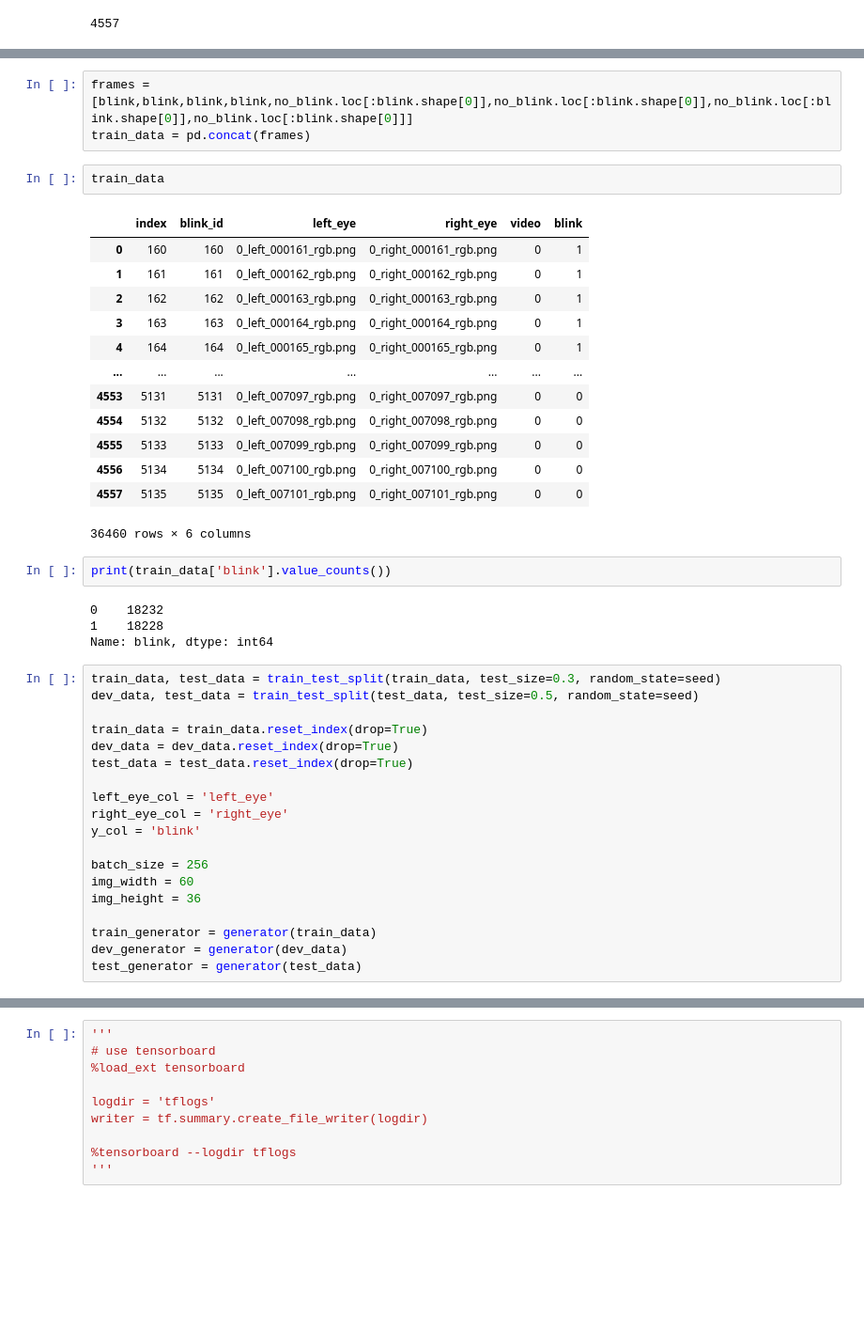
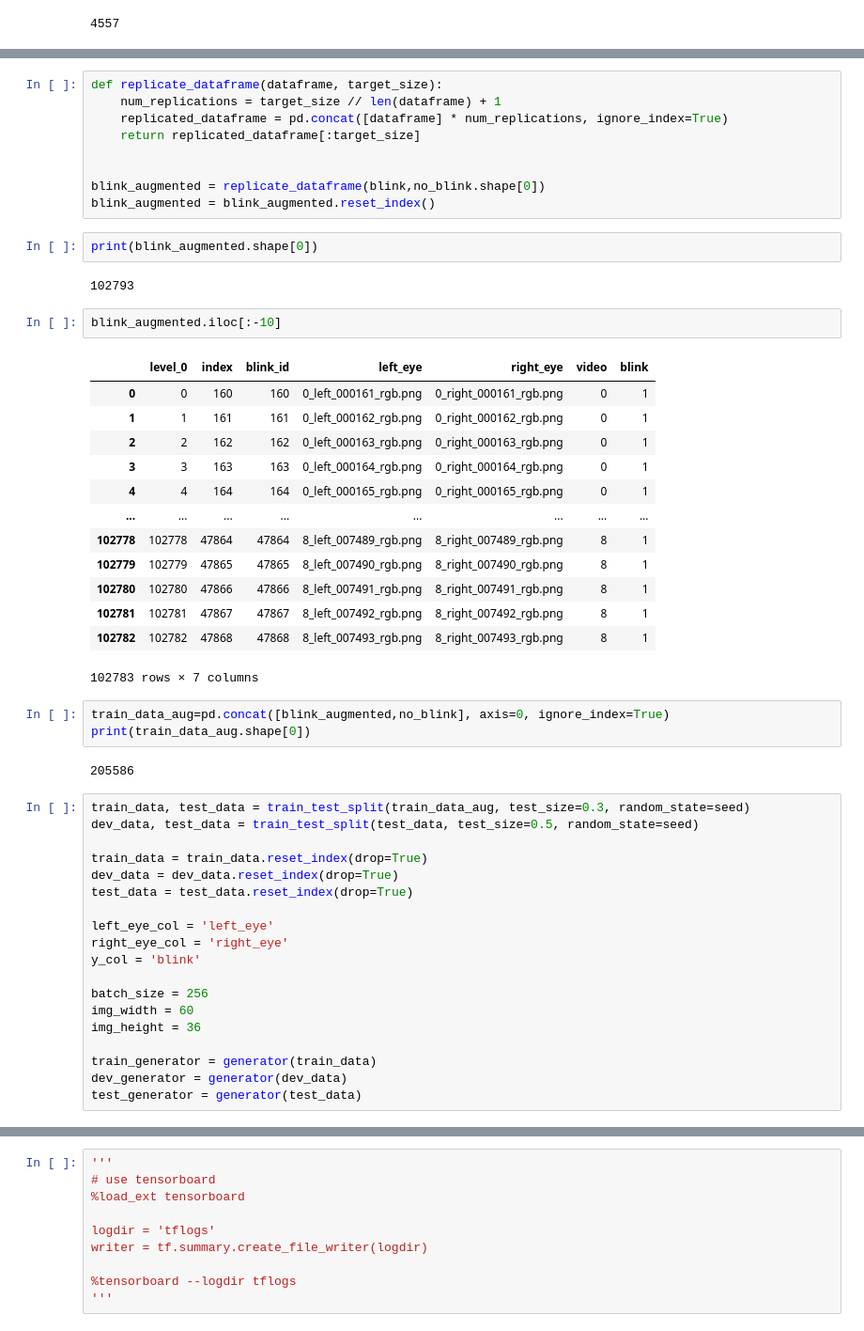
Before and after one commit to sergiosaez6/blink-detection-cnn, a Jupyter notebook: blink_detection.ipynb, the cells around one changed output, grey strips where cells are left out. Shown at 94% size. Saved outputs shown, nothing was run; the diff lists cells and outputs as text; blank space fills up the shorter version.

```diff
--- a/blink_detection.ipynb
+++ b/blink_detection.ipynb
@@ -130,30 +120,39 @@ print(no_blink.loc[:blink.shape[0]].shape)
-# %%
-frames = [blink,blink,blink,blink,no_blink.loc[:blink.shape[0]],no_blink.loc[:blink.shape[0]],no_blink.loc[:blink.shape[0]],no_blink.loc[:blink.shape[0]]]
-train_data = pd.concat(frames)
-# %%
-train_data
-# %% [output]
-|  | index | blink_id | left_eye | right_eye | video | blink |
-| 0 | 160 | 160 | 0_left_000161_rgb.png | 0_right_000161_rgb.png | 0 | 1 |
-| 1 | 161 | 161 | 0_left_000162_rgb.png | 0_right_000162_rgb.png | 0 | 1 |
-| 2 | 162 | 162 | 0_left_000163_rgb.png | 0_right_000163_rgb.png | 0 | 1 |
-| 3 | 163 | 163 | 0_left_000164_rgb.png | 0_right_000164_rgb.png | 0 | 1 |
-| 4 | 164 | 164 | 0_left_000165_rgb.png | 0_right_000165_rgb.png | 0 | 1 |
-| ... | ... | ... | ... | ... | ... | ... |
-| 4553 | 5131 | 5131 | 0_left_007097_rgb.png | 0_right_007097_rgb.png | 0 | 0 |
-| 4554 | 5132 | 5132 | 0_left_007098_rgb.png | 0_right_007098_rgb.png | 0 | 0 |
-| 4555 | 5133 | 5133 | 0_left_007099_rgb.png | 0_right_007099_rgb.png | 0 | 0 |
-| 4556 | 5134 | 5134 | 0_left_007100_rgb.png | 0_right_007100_rgb.png | 0 | 0 |
-| 4557 | 5135 | 5135 | 0_left_007101_rgb.png | 0_right_007101_rgb.png | 0 | 0 |
-36460 rows × 6 columns
-# %%
-print(train_data['blink'].value_counts())
-# %% [output]
-0    18232
-1    18228
-Name: blink, dtype: int64
+# %%
+def replicate_dataframe(dataframe, target_size):
+    num_replications = target_size // len(dataframe) + 1
+    replicated_dataframe = pd.concat([dataframe] * num_replications, ignore_index=True)
+    return replicated_dataframe[:target_size]
+
+
+blink_augmented = replicate_dataframe(blink,no_blink.shape[0])
+blink_augmented = blink_augmented.reset_index()
+# %%
+print(blink_augmented.shape[0])
+# %% [output]
+102793
+# %%
+blink_augmented.iloc[:-10]
+# %% [output]
+|  | level_0 | index | blink_id | left_eye | right_eye | video | blink |
+| 0 | 0 | 160 | 160 | 0_left_000161_rgb.png | 0_right_000161_rgb.png | 0 | 1 |
+| 1 | 1 | 161 | 161 | 0_left_000162_rgb.png | 0_right_000162_rgb.png | 0 | 1 |
+| 2 | 2 | 162 | 162 | 0_left_000163_rgb.png | 0_right_000163_rgb.png | 0 | 1 |
+| 3 | 3 | 163 | 163 | 0_left_000164_rgb.png | 0_right_000164_rgb.png | 0 | 1 |
+| 4 | 4 | 164 | 164 | 0_left_000165_rgb.png | 0_right_000165_rgb.png | 0 | 1 |
+| ... | ... | ... | ... | ... | ... | ... | ... |
+| 102778 | 102778 | 47864 | 47864 | 8_left_007489_rgb.png | 8_right_007489_rgb.png | 8 | 1 |
+| 102779 | 102779 | 47865 | 47865 | 8_left_007490_rgb.png | 8_right_007490_rgb.png | 8 | 1 |
+| 102780 | 102780 | 47866 | 47866 | 8_left_007491_rgb.png | 8_right_007491_rgb.png | 8 | 1 |
+| 102781 | 102781 | 47867 | 47867 | 8_left_007492_rgb.png | 8_right_007492_rgb.png | 8 | 1 |
+| 102782 | 102782 | 47868 | 47868 | 8_left_007493_rgb.png | 8_right_007493_rgb.png | 8 | 1 |
+102783 rows × 7 columns
+# %%
+train_data_aug=pd.concat([blink_augmented,no_blink], axis=0, ignore_index=True)
+print(train_data_aug.shape[0])
+# %% [output]
+205586
 # %%
-train_data, test_data = train_test_split(train_data, test_size=0.3, random_state=seed)
+train_data, test_data = train_test_split(train_data_aug, test_size=0.3, random_state=seed)
 dev_data, test_data = train_test_split(test_data, test_size=0.5, random_state=seed)
 
 train_data = train_data.reset_index(drop=True)
```
Also changed, not shown: parts of 14 cells of this notebook.
